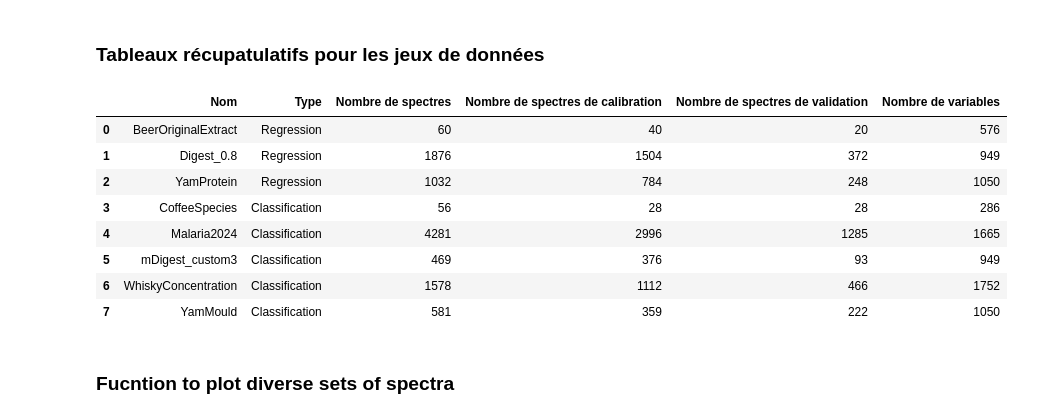
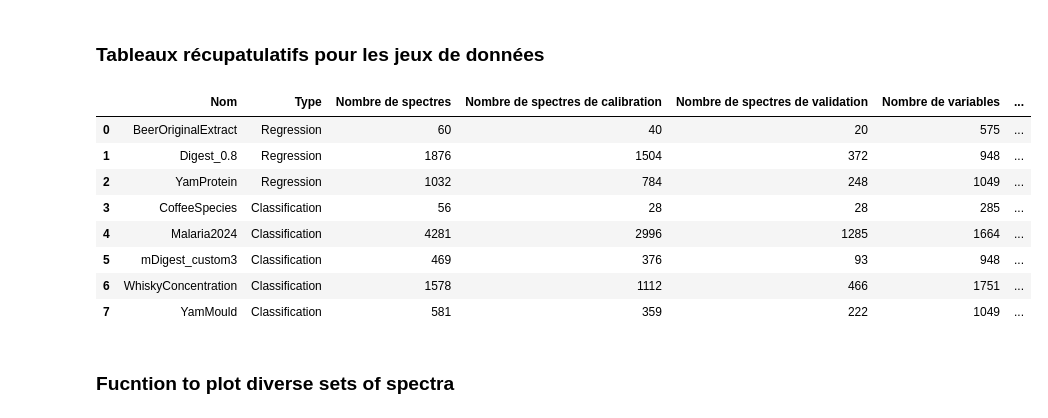
Before and after one commit to rreiter37/CIRAD_PhD_Robin, a Jupyter notebook: first_notebook.ipynb, the cells around one changed output. Saved outputs shown, nothing was run; the diff lists cells and outputs as text; code cells hidden in the pictures.

Commit message:
modif on the data table

```diff
--- a/first_notebook.ipynb
+++ b/first_notebook.ipynb
@@ -66,6 +66,11 @@ def load_csv_auto_sep(mode, data_source, type_data, verbose=True):
 
         # Load the file with pandas
         df = pd.read_csv(f, delimiter=sep)
+
+        if len(df.columns) > 1:
+            # Drop the useless column if it exists
+            df = df.drop(columns=[df.columns[1]])
+
         return df
 # %%
 mode = 'Regression'
@@ -99,45 +104,68 @@ Number of spectra for test:  20
 info_datasets = {}
 names = ['BeerOriginalExtract', 'Digest_0.8', 'YamProtein', 'CoffeeSpecies', 'Malaria2024', 'mDigest_custom3', 'WhiskyConcentration', 'YamMould']
 
 for ind, name in enumerate(names):
     if ind < 3:
         mode = 'Regression'
     else:
         mode = 'Classification'
 
     x = load_csv_auto_sep(mode=mode, data_source=name, type_data='Xcal', verbose=False)
     y = load_csv_auto_sep(mode=mode, data_source=name, type_data='Xval', verbose=False)
 
     size_cal, size_val = len(x), len(y)
     nb_var = len(x.columns)
 
+    if mode == 'Regression':
+        nb_classes = None
+        prop_classes_cal = None
+        prop_classes_val = None
+    else:
+        # We need to get more information about the classes
+        y_cal = load_csv_auto_sep(mode=mode, data_source=name, type_data='Ycal', verbose=False)
+        y_val = load_csv_auto_sep(mode=mode, data_source=name, type_data='Yval', verbose=False)
+
+        # Calculate the number of classes in the calibration and validation sets
+        nb_classes_cal, nb_classes_val = int(y_cal.nunique()), int(y_val.nunique())
+        if nb_classes_cal != nb_classes_val:
+            nb_classes = f"Cal: {nb_classes_cal}, Val: {nb_classes_val}"
+        else:
+            nb_classes = str(nb_classes_cal)
+
+        # Calculate the proportion of each class in the calibration and validation sets
+        prop_classes_cal = np.round(y_cal.value_counts(normalize=True).values,2)
+        prop_classes_val = np.round(y_val.value_counts(normalize=True).values,2)
+
     # Store the information in the dictionary
-    info_datasets[name] = (mode, size_cal, size_val, nb_var)
+    info_datasets[name] = (mode, size_cal, size_val, nb_var, nb_classes, prop_classes_cal, prop_classes_val)
 
 
 comparatif = pd.DataFrame([
     {
         "Nom": name,
         "Type": mode,
         "Nombre de spectres": size_cal+size_val,
         "Nombre de spectres de calibration": size_cal,
         "Nombre de spectres de validation": size_val,
-        "Nombre de variables": nb_var
+        "Nombre de variables": nb_var,
+        "Nombre de classes": nb_classes if mode == 'Classification' else None,
+        "Proportions classes calibration": prop_classes_cal if mode == 'Classification' else None,
+        "Proportions classes validation": prop_classes_val if mode == 'Classification' else None
     }
-    for name, (mode, size_cal, size_val, nb_var) in info_datasets.items()
+    for name, (mode, size_cal, size_val, nb_var, nb_classes, prop_classes_cal, prop_classes_val) in info_datasets.items()
 ])
 
 display(comparatif)
 # %% [output]
-|  | Nom | Type | Nombre de spectres | Nombre de spectres de calibration | Nombre de spectres de validation | Nombre de variables |
-| 0 | BeerOriginalExtract | Regression | 60 | 40 | 20 | 576 |
-| 1 | Digest_0.8 | Regression | 1876 | 1504 | 372 | 949 |
-| 2 | YamProtein | Regression | 1032 | 784 | 248 | 1050 |
-| 3 | CoffeeSpecies | Classification | 56 | 28 | 28 | 286 |
-| 4 | Malaria2024 | Classification | 4281 | 2996 | 1285 | 1665 |
-| 5 | mDigest_custom3 | Classification | 469 | 376 | 93 | 949 |
-| 6 | WhiskyConcentration | Classification | 1578 | 1112 | 466 | 1752 |
-| 7 | YamMould | Classification | 581 | 359 | 222 | 1050 |
+|  | Nom | Type | Nombre de spectres | Nombre de spectres de calibration | Nombre de spectres de validation | Nombre de variables | ... |
+| 0 | BeerOriginalExtract | Regression | 60 | 40 | 20 | 575 | ... |
+| 1 | Digest_0.8 | Regression | 1876 | 1504 | 372 | 948 | ... |
+| 2 | YamProtein | Regression | 1032 | 784 | 248 | 1049 | ... |
+| 3 | CoffeeSpecies | Classification | 56 | 28 | 28 | 285 | ... |
+| 4 | Malaria2024 | Classification | 4281 | 2996 | 1285 | 1664 | ... |
+| 5 | mDigest_custom3 | Classification | 469 | 376 | 93 | 948 | ... |
+| 6 | WhiskyConcentration | Classification | 1578 | 1112 | 466 | 1751 | ... |
+| 7 | YamMould | Classification | 581 | 359 | 222 | 1049 | ... |
 # %% [markdown]
 ### Fucntion to plot diverse sets of spectra
 # %%
```
